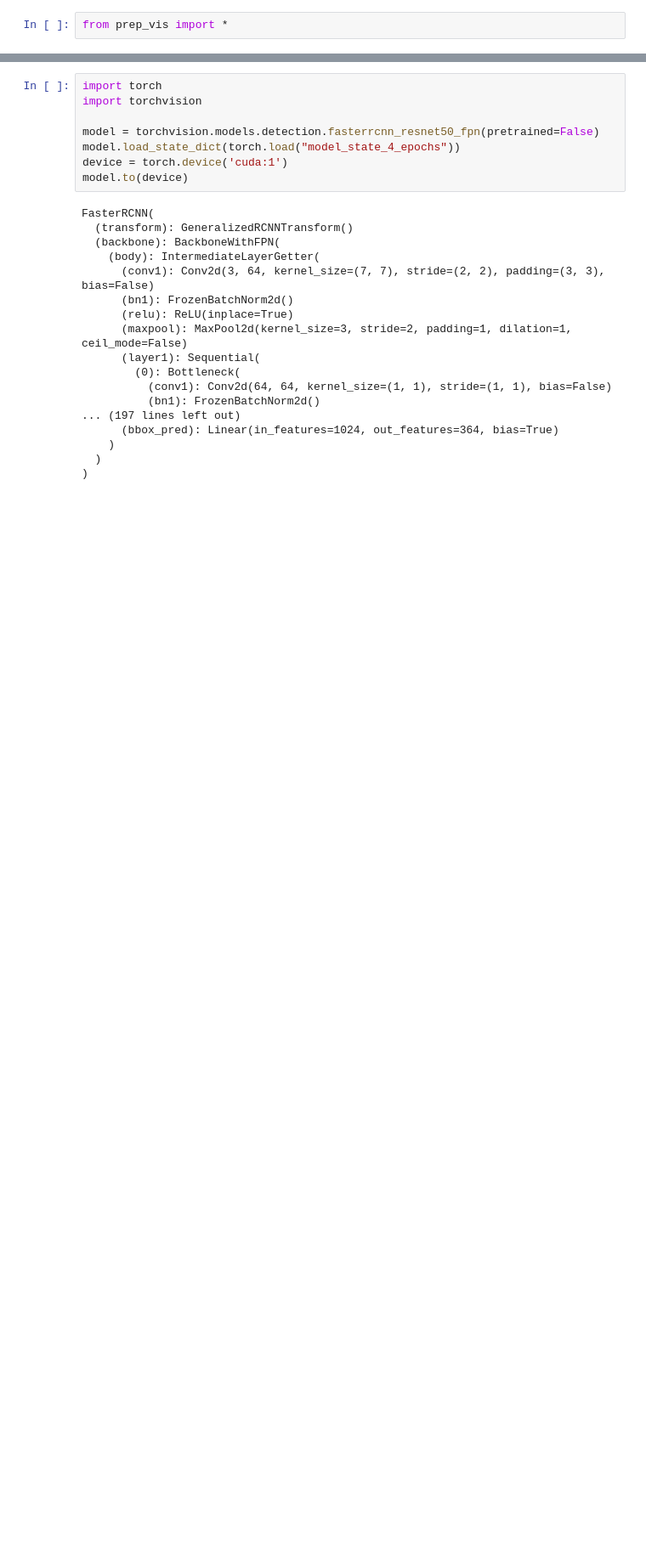
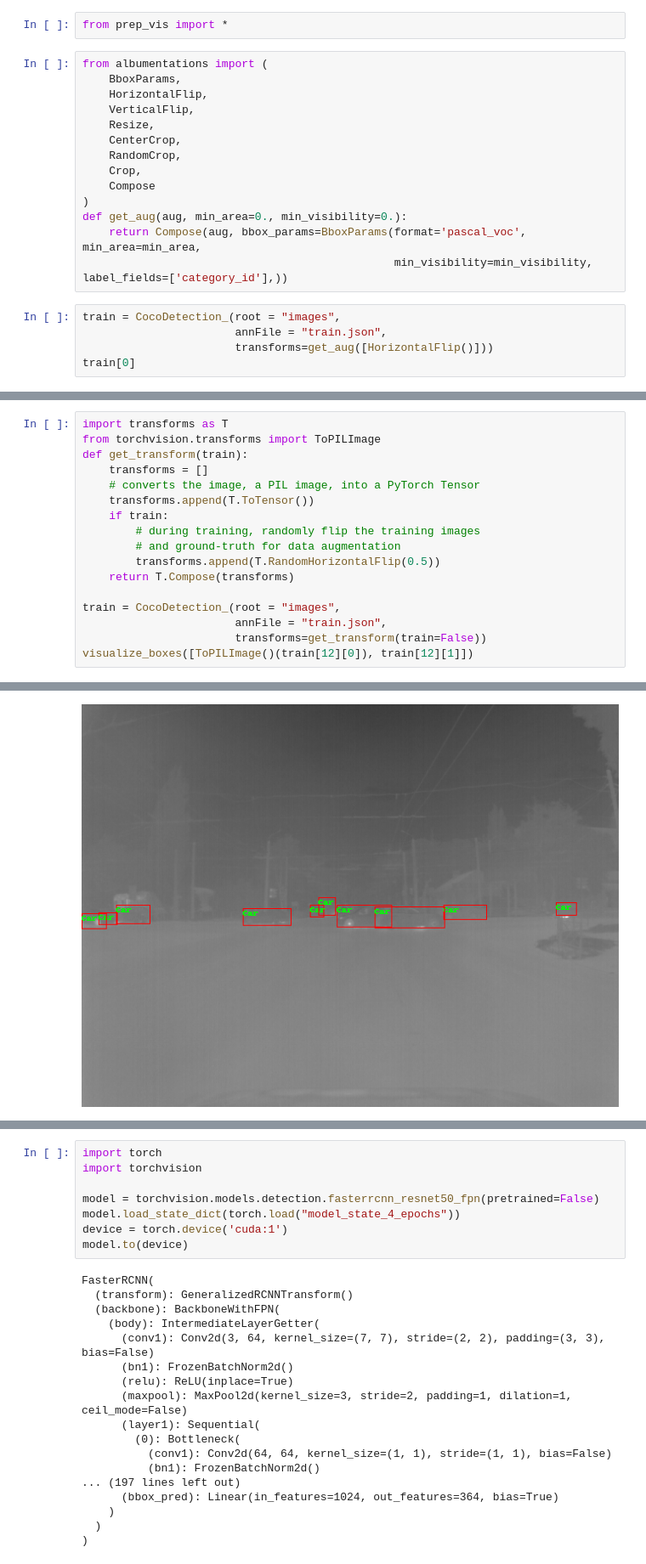
Before and after one commit to AndreevP/irdec, a Jupyter notebook: main.ipynb, the cells around one changed output, grey strips where cells are left out. Shown at 85% size. Drawn from its saved outputs; the diff is of its cells as text; blank space fills up the shorter version.

```diff
--- a/main.ipynb
+++ b/main.ipynb
@@ -1,2 +1,21 @@
 # %%
 from prep_vis import *
+# %%
+from albumentations import (
+    BboxParams,
+    HorizontalFlip,
+    VerticalFlip,
+    Resize,
+    CenterCrop,
+    RandomCrop,
+    Crop,
+    Compose
+)
+def get_aug(aug, min_area=0., min_visibility=0.):
+    return Compose(aug, bbox_params=BboxParams(format='pascal_voc', min_area=min_area,
+                                               min_visibility=min_visibility, label_fields=['category_id'],))
+# %%
+train = CocoDetection_(root = "images",
+                       annFile = "train.json",
+                       transforms=get_aug([HorizontalFlip()]))
+train[0]
@@ -2,0 +53,18 @@ from prep_vis import *
+# %%
+import transforms as T
+from torchvision.transforms import ToPILImage
+def get_transform(train):
+    transforms = []
+    # converts the image, a PIL image, into a PyTorch Tensor
+    transforms.append(T.ToTensor())
+    if train:
+        # during training, randomly flip the training images
+        # and ground-truth for data augmentation
+        transforms.append(T.RandomHorizontalFlip(0.5))
+    return T.Compose(transforms)
+
+train = CocoDetection_(root = "images",
+                       annFile = "train.json",
+                       transforms=get_transform(train=False))
+visualize_boxes([ToPILImage()(train[12][0]), train[12][1]])
+# %% [output]
@@ -3 +75,2 @@ from prep_vis import *
+[figure, added]
 # %%
```
Also changed, not shown: parts of 5 cells of this notebook, 5 other files.
